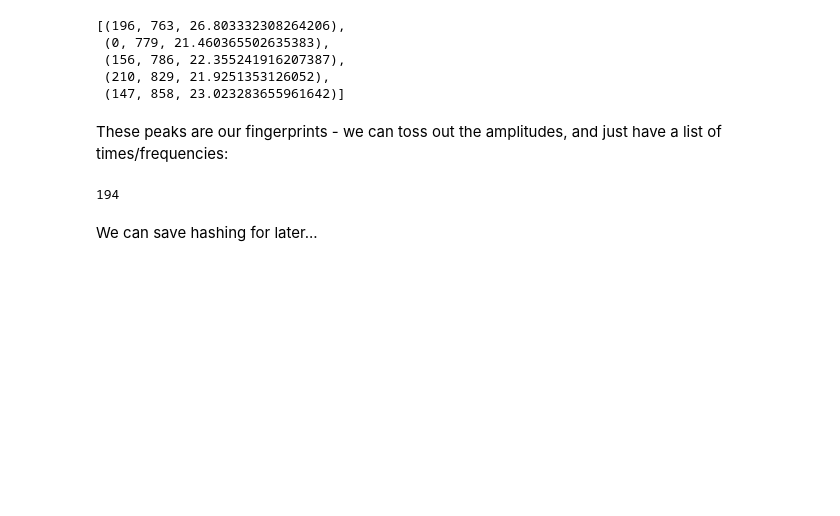
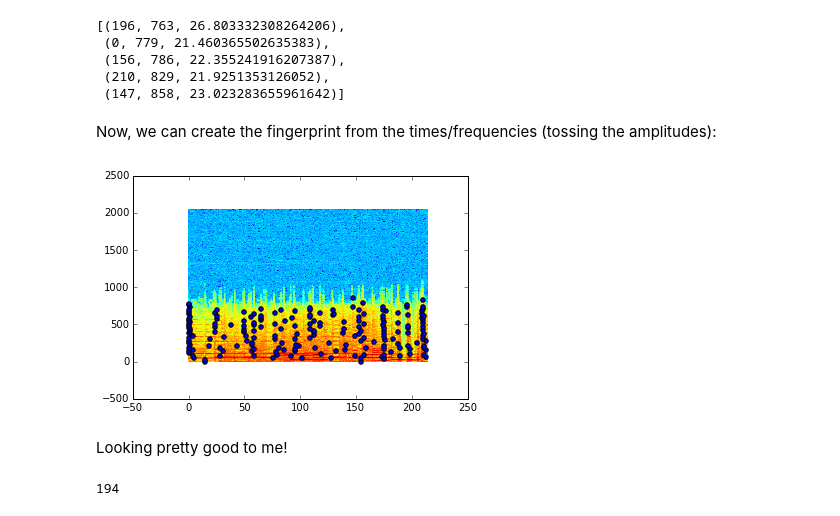
Before and after one commit to dcalacci/shazamalam, a Jupyter notebook: assn4/notebooks/fingerprinting.ipynb, the cells around one changed output. Saved outputs shown, nothing was run; the diff lists cells and outputs as text; code cells hidden in the pictures; blank space fills up the shorter version.

Commit message:
updated fingerprinting notebook

```diff
--- a/assn4/notebooks/fingerprinting.ipynb
+++ b/assn4/notebooks/fingerprinting.ipynb
@@ -199,14 +199,28 @@ filtered_peaks[-5:]
  (156, 786, 22.355241916207387),
  (210, 829, 21.9251353126052),
  (147, 858, 23.023283655961642)]
-# %% [markdown]
-These peaks are our fingerprints - we can toss out the amplitudes, and just have a list of times/frequencies:
+# %% [markdown]
+Now, we can create the fingerprint from the times/frequencies (tossing the amplitudes):
 # %%
 fingerprint = ([p[0] for p in filtered_peaks],
                [p[1] for p in filtered_peaks])
+# %%
+fig = plt.figure()
+ax1 = fig.add_subplot(111)
+
+x, y = fingerprint[0], fingerprint[1]
+ax1.pcolor(res)
+#cax = ax1.imshow(res, interpolation='nearest', cmap=cm.coolwarm)
+#fig.colorbar(cax)
+ax1.scatter(x, y, c= 'blue')
+
+#plt.pcolor(res)
+plt.show()
+# %% [output]
+[figure, added]
+# %% [markdown]
+Looking pretty good to me!
 # %%
 len(fingerprint[0])
 # %% [output]
 194
-# %% [markdown]
-We can save hashing for later...
```
